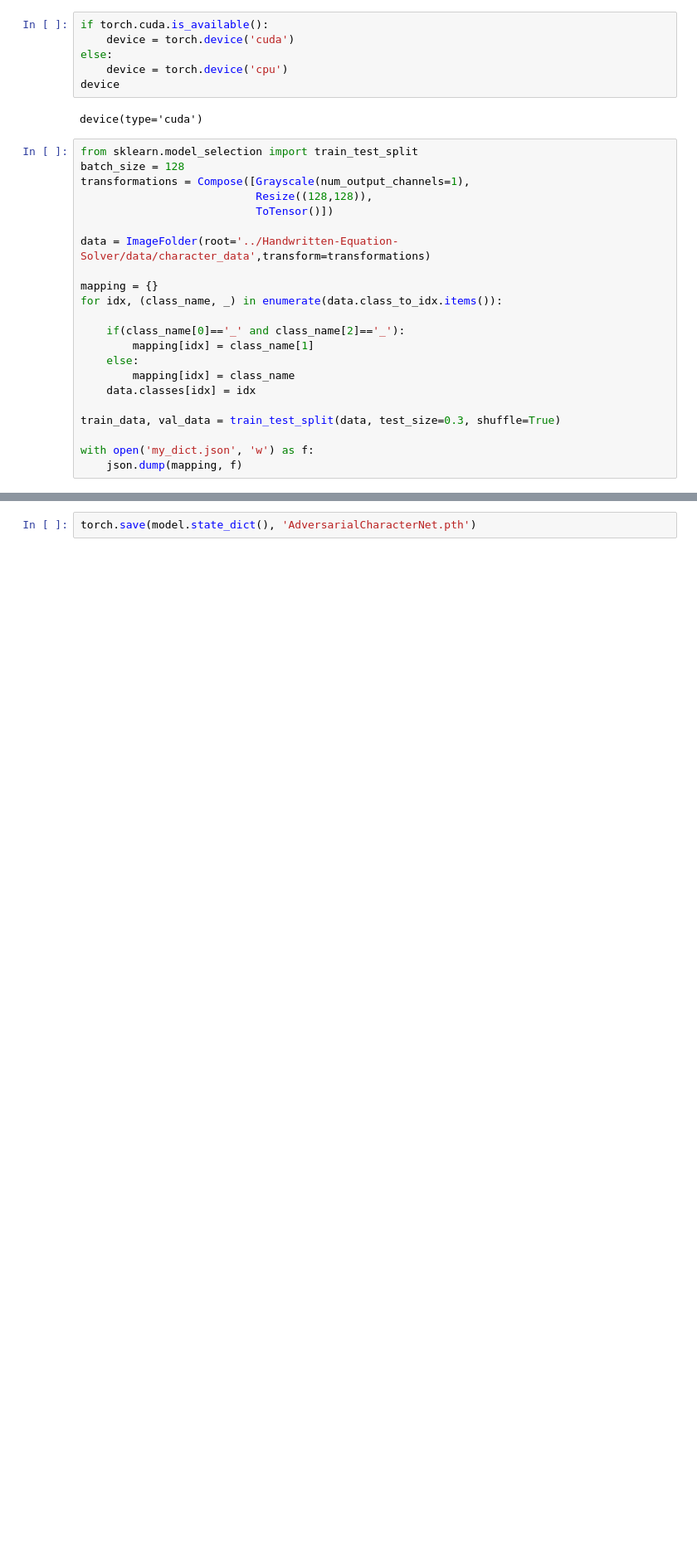
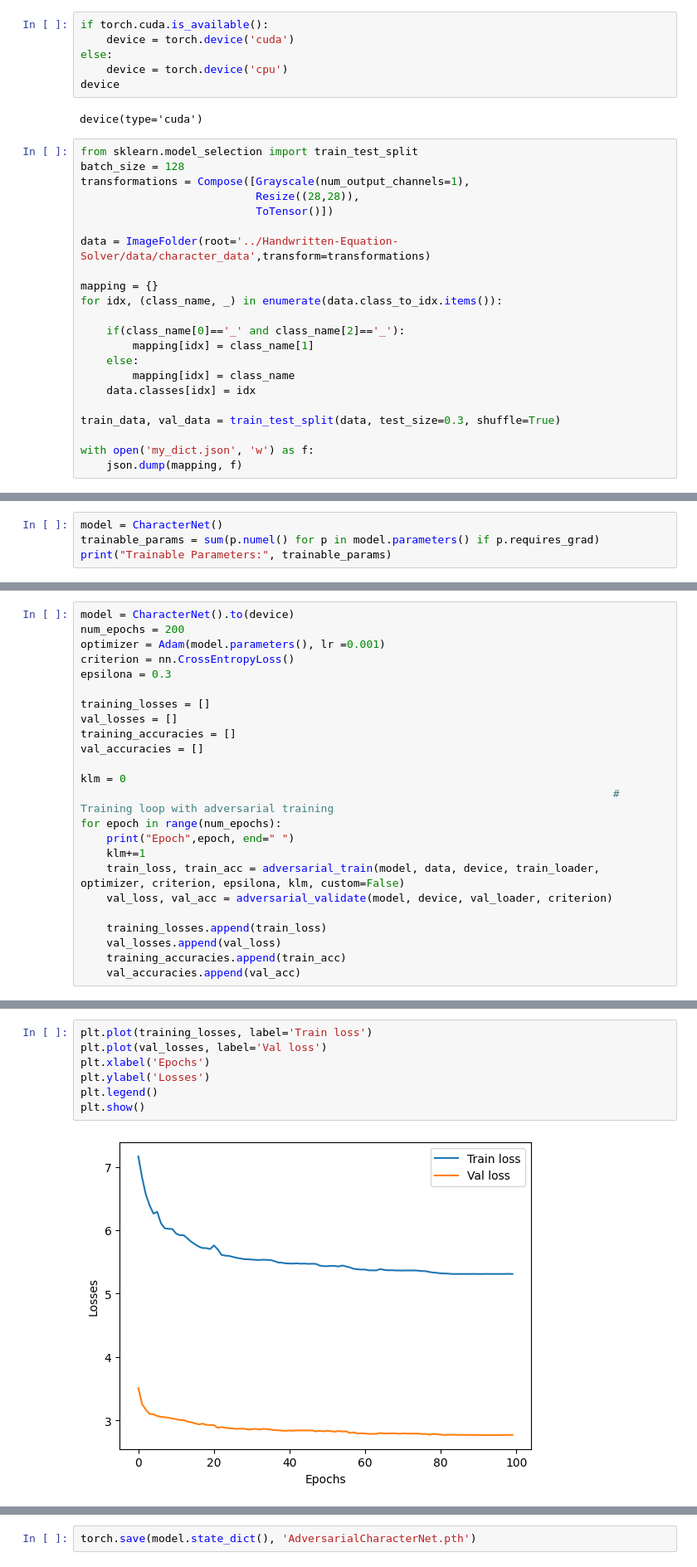
Before and after one commit to SohamD34/Handwritten-Equation-Solver, a Jupyter notebook: adversarial_train.ipynb, the cells around one changed output, grey strips where cells are left out. Shown at 83% size. Cells and saved outputs as stored; diff of their text form; blank space fills up the shorter version.

```diff
--- a/adversarial_train.ipynb
+++ b/adversarial_train.ipynb
@@ -38,7 +39,7 @@ device(type='cuda')
 from sklearn.model_selection import train_test_split
 batch_size = 128
 transformations = Compose([Grayscale(num_output_channels=1),
-                           Resize((128,128)),
+                           Resize((28,28)),
                            ToTensor()])
 
 data = ImageFolder(root='../Handwritten-Equation-Solver/data/character_data',transform=transformations)
@@ -112,3 +106,7 @@ class CharacterNet(Module):
         x = F.softmax(x, dim=1)
 
         return x
+# %%
+model = CharacterNet()
+trainable_params = sum(p.numel() for p in model.parameters() if p.requires_grad)
+print("Trainable Parameters:", trainable_params)
@@ -231,0 +204,24 @@ Epoch 49 Loss: 5.474844217300415 Train accuracy: 0.891248263544354 Validation Lo
+# %%
+model = CharacterNet().to(device)
+num_epochs = 200
+optimizer = Adam(model.parameters(), lr =0.001)
+criterion = nn.CrossEntropyLoss()
+epsilona = 0.3
+
+training_losses = []
+val_losses = []
+training_accuracies = []
+val_accuracies = []
+
+klm = 0
+                                                                                  # Training loop with adversarial training
+for epoch in range(num_epochs):
+    print("Epoch",epoch, end=" ")
+    klm+=1
+    train_loss, train_acc = adversarial_train(model, data, device, train_loader, optimizer, criterion, epsilona, klm, custom=False)
+    val_loss, val_acc = adversarial_validate(model, device, val_loader, criterion)
+
+    training_losses.append(train_loss)
+    val_losses.append(val_loss)
+    training_accuracies.append(train_acc)
+    val_accuracies.append(val_acc)
@@ -231,0 +246,9 @@ Epoch 49 Loss: 5.474844217300415 Train accuracy: 0.891248263544354 Validation Lo
+# %%
+plt.plot(training_losses, label='Train loss')
+plt.plot(val_losses, label='Val loss')
+plt.xlabel('Epochs')
+plt.ylabel('Losses')
+plt.legend()
+plt.show()
+# %% [output]
+[figure, added]
```
Also changed, not shown: parts of 25 cells of this notebook, 9 other files.
